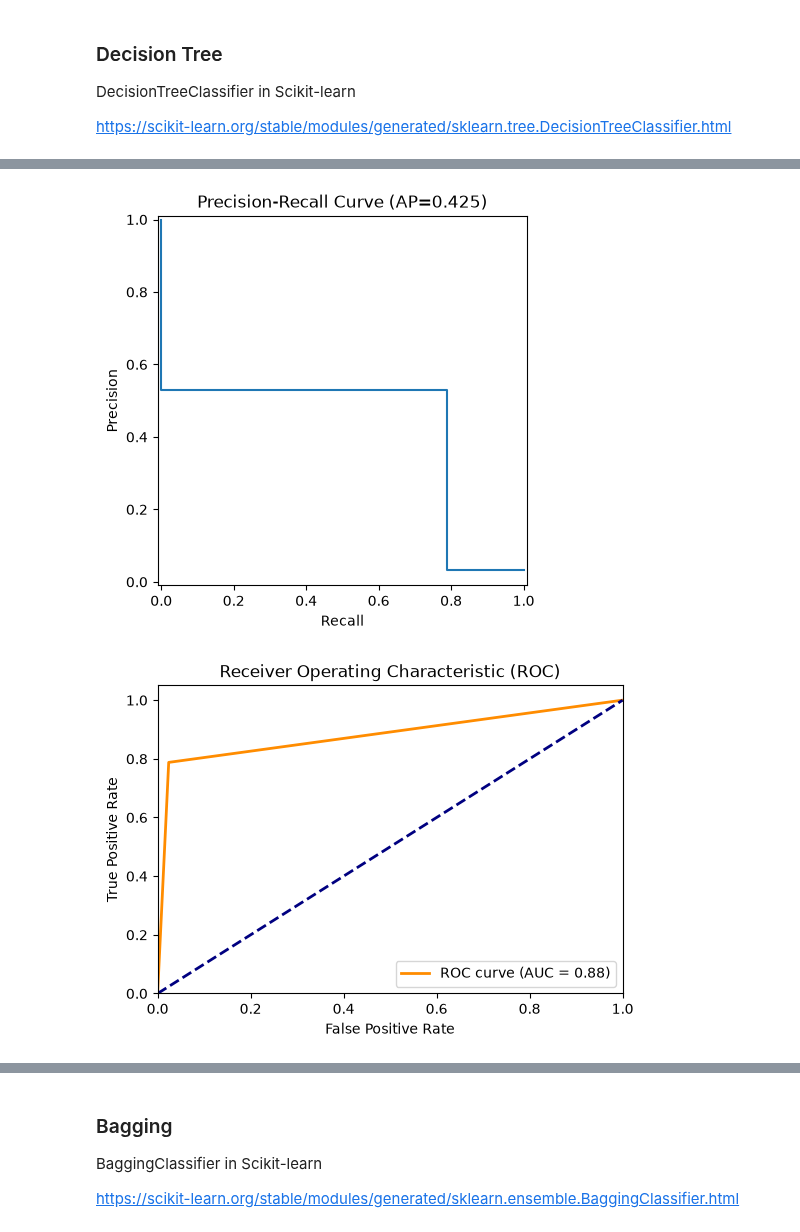
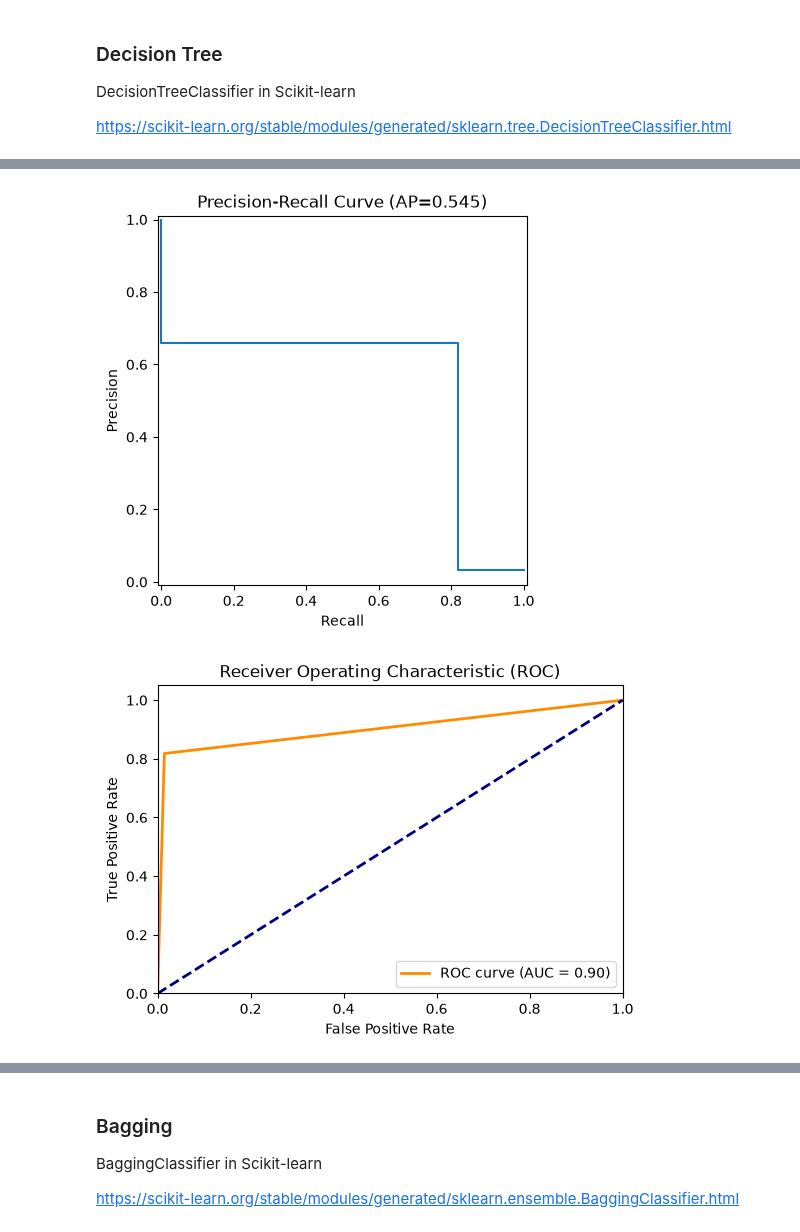
Before and after one commit to SBU-r/CIV555-Fall26, a Jupyter notebook: Notebooks/06_Classification.ipynb, the cells around one changed output, grey strips where cells are left out. Drawn from its saved outputs; the diff is of its cells as text; code cells hidden in the pictures.

```diff
--- a/Notebooks/06_Classification.ipynb
+++ b/Notebooks/06_Classification.ipynb
@@ -355,7 +362,7 @@ def eval_pred(model,X,Y,task,disp):
 
     # Area under the curve.
     if task == 'binary':
-        auc= roc_auc_score(y_true, proba[:,1]) # probability of class '1'
+        auc= roc_auc_score(y_true, proba[:,1])
     elif task == 'multi_class':
         auc = roc_auc_score(y_true,
                             proba,
@@ -373,6 +380,10 @@ def eval_pred(model,X,Y,task,disp):
         print('task must be either "binary" or "multi_class".')
 
 
+
+        #proba = model.predict_proba(X)[:,1] # probability of class '1'
+
+
     scores = round(pd.Series(data={'ACC':acc, 'AUC':auc, 'F1':f1}),3)
 
     if disp == True:
@@ -380,7 +391,7 @@ def eval_pred(model,X,Y,task,disp):
         if task =='binary':
             class_names=['Normal','Failure'] # Names of classes.
         elif task=='multi_class':
-            class_names=['Normal','TWF','HDF','PWF','DSF'] # Names of classes.
+            class_names=['Normal','TWF','HDF','PWF','OSF'] # Names of classes.
         else:
             print('task must be either "binary" or "multi_class".')
 
@@ -436,7 +447,7 @@ def eval_pred(model,X,Y,task,disp):
             plt.title("Receiver Operating Characteristic (ROC)")
             plt.legend(loc="lower right")
             plt.show()
-            print('/n')
+            print('\n')
 
     return cm, scores
 # %% [markdown]
@@ -797,20 +729,10 @@ https://scikit-learn.org/stable/modules/generated/sklearn.tree.DecisionTreeClass
 # %%
 from sklearn.tree import DecisionTreeClassifier
 
-# Fit and tune the model.
-dtc = DecisionTreeClassifier()
-
-dtc_params = {'criterion':['gini','entropy','log_loss'],
-              'splitter':['best','random'],
-              'class_weight':[{0:1,1:1},{0:1,1:2}],
-              'max_features':[None,'sqrt', 'log2', 4],
-              'random_state':[0]}
-
-dtc_model=fit_tune(dtc,
-               X_train,
-               Y_train,
-               dtc_params,
-               'binary')
+dtc = DecisionTreeClassifier(criterion='entropy', splitter='best',
+                             class_weight={0:1, 1:1},
+                             max_features=None, random_state=0)
+dtc_model = fit_model(dtc, X_train, Y_train, 'binary')
 
 
 # Evaluate the model on the validation set.
@@ -821,7 +743,5 @@ cm, scores = eval_pred(dtc_model,
                        disp=True)
 
 from sklearn import tree
-#dtc.fit(X_train,Y_train['Machine failure''])
-tree.plot_tree(DecisionTreeClassifier(random_state=0).fit(X_train,Y_train['Machine failure']),
-               max_depth=2)
+tree.plot_tree(dtc_model, max_depth=2)
 # %% [output]
@@ -847,2 +766,2 @@ dtype: float64
-[figure, old version]
+[figure, new version]
-[figure, old version]
+[figure, new version]
```
Also changed, not shown: parts of 31 cells of this notebook.
